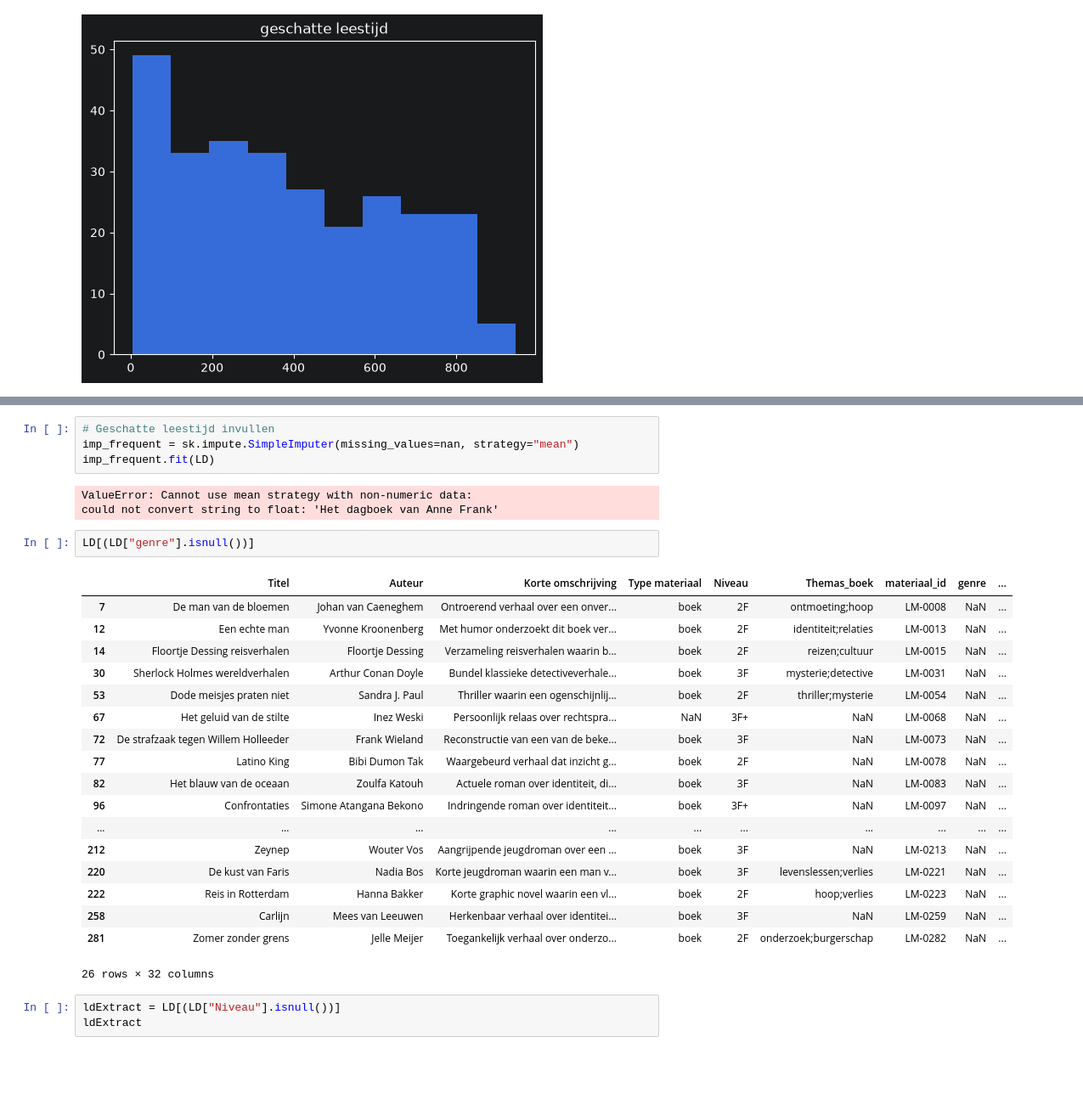
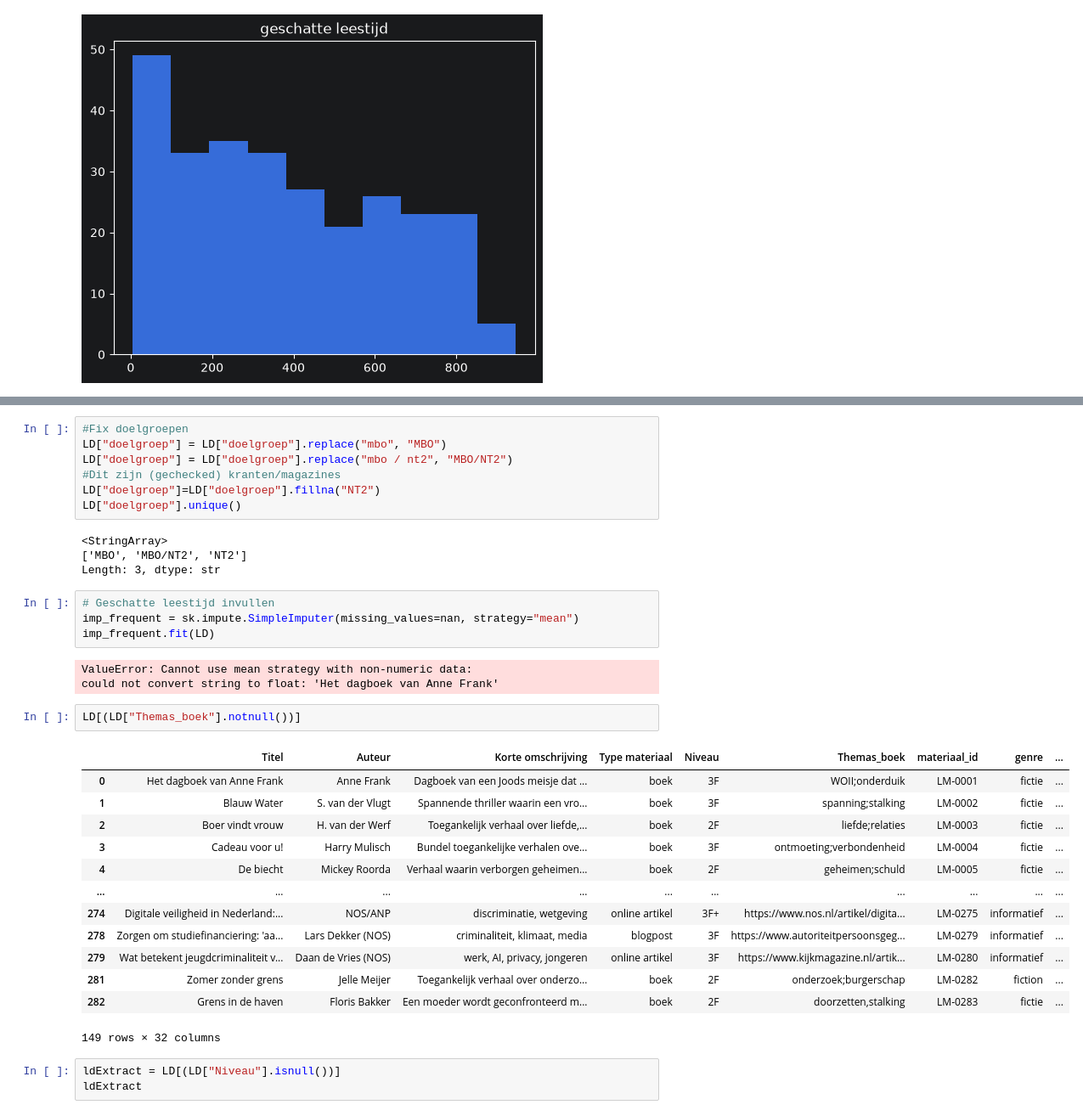
Before and after one commit to hamid1103/BookRecommendProject, a Jupyter notebook: Leesmaterial.ipynb, the cells around one changed output, grey strips where cells are left out. Shown at 85% size. Cells and saved outputs as stored; diff of their text form; blank space fills up the shorter version.

```diff
--- a/Leesmaterial.ipynb
+++ b/Leesmaterial.ipynb
@@ -74,3 +69,14 @@ LD
+# %%
+#Fix doelgroepen
+LD["doelgroep"] = LD["doelgroep"].replace("mbo", "MBO")
+LD["doelgroep"] = LD["doelgroep"].replace("mbo / nt2", "MBO/NT2")
+#Dit zijn (gechecked) kranten/magazines
+LD["doelgroep"]=LD["doelgroep"].fillna("NT2")
+LD["doelgroep"].unique()
+# %% [output]
+<StringArray>
+['MBO', 'MBO/NT2', 'NT2']
+Length: 3, dtype: str
 # %%
 # Geschatte leestijd invullen
 imp_frequent = sk.impute.SimpleImputer(missing_values=nan, strategy="mean")
@@ -79,26 +85,21 @@ imp_frequent.fit(LD)
 ValueError: Cannot use mean strategy with non-numeric data:
 could not convert string to float: 'Het dagboek van Anne Frank'
 # %%
-LD[(LD["genre"].isnull())]
+LD[(LD["Themas_boek"].notnull())]
 # %% [output]
 |  | Titel | Auteur | Korte omschrijving | Type materiaal | Niveau | Themas_boek | materiaal_id | genre | ... |
-| 7 | De man van de bloemen | Johan van Caeneghem | Ontroerend verhaal over een onver... | boek | 2F | ontmoeting;hoop | LM-0008 | NaN | ... |
-| 12 | Een echte man | Yvonne Kroonenberg | Met humor onderzoekt dit boek ver... | boek | 2F | identiteit;relaties | LM-0013 | NaN | ... |
-| 14 | Floortje Dessing reisverhalen | Floortje Dessing | Verzameling reisverhalen waarin b... | boek | 2F | reizen;cultuur | LM-0015 | NaN | ... |
-| 30 | Sherlock Holmes wereldverhalen | Arthur Conan Doyle | Bundel klassieke detectiveverhale... | boek | 3F | mysterie;detective | LM-0031 | NaN | ... |
-| 53 | Dode meisjes praten niet | Sandra J. Paul | Thriller waarin een ogenschijnlij... | boek | 2F | thriller;mysterie | LM-0054 | NaN | ... |
-| 67 | Het geluid van de stilte | Inez Weski | Persoonlijk relaas over rechtspra... | NaN | 3F+ | NaN | LM-0068 | NaN | ... |
-| 72 | De strafzaak tegen Willem Holleeder | Frank Wieland | Reconstructie van een van de beke... | boek | 3F | NaN | LM-0073 | NaN | ... |
-| 77 | Latino King | Bibi Dumon Tak | Waargebeurd verhaal dat inzicht g... | boek | 2F | NaN | LM-0078 | NaN | ... |
-| 82 | Het blauw van de oceaan | Zoulfa Katouh | Actuele roman over identiteit, di... | boek | 3F | NaN | LM-0083 | NaN | ... |
-| 96 | Confrontaties | Simone Atangana Bekono | Indringende roman over identiteit... | boek | 3F+ | NaN | LM-0097 | NaN | ... |
+| 0 | Het dagboek van Anne Frank | Anne Frank | Dagboek van een Joods meisje dat ... | boek | 3F | WOII;onderduik | LM-0001 | fictie | ... |
+| 1 | Blauw Water | S. van der Vlugt | Spannende thriller waarin een vro... | boek | 3F | spanning;stalking | LM-0002 | fictie | ... |
+| 2 | Boer vindt vrouw | H. van der Werf | Toegankelijk verhaal over liefde,... | boek | 2F | liefde;relaties | LM-0003 | fictie | ... |
+| 3 | Cadeau voor u! | Harry Mulisch | Bundel toegankelijke verhalen ove... | boek | 3F | ontmoeting;verbondenheid | LM-0004 | fictie | ... |
+| 4 | De biecht | Mickey Roorda | Verhaal waarin verborgen geheimen... | boek | 2F | geheimen;schuld | LM-0005 | fictie | ... |
 | ... | ... | ... | ... | ... | ... | ... | ... | ... | ... |
-| 212 | Zeynep | Wouter Vos | Aangrijpende jeugdroman over een ... | boek | 3F | NaN | LM-0213 | NaN | ... |
-| 220 | De kust van Faris | Nadia Bos | Korte jeugdroman waarin een man v... | boek | 3F | levenslessen;verlies | LM-0221 | NaN | ... |
-| 222 | Reis in Rotterdam | Hanna Bakker | Korte graphic novel waarin een vl... | boek | 2F | hoop;verlies | LM-0223 | NaN | ... |
-| 258 | Carlijn | Mees van Leeuwen | Herkenbaar verhaal over identitei... | boek | 3F | NaN | LM-0259 | NaN | ... |
-| 281 | Zomer zonder grens | Jelle Meijer | Toegankelijk verhaal over onderzo... | boek | 2F | onderzoek;burgerschap | LM-0282 | NaN | ... |
+| 274 | Digitale veiligheid in Nederland:... | NOS/ANP | discriminatie, wetgeving | online artikel | 3F+ | https://www.nos.nl/artikel/digita... | LM-0275 | informatief | ... |
+| 278 | Zorgen om studiefinanciering: 'aa... | Lars Dekker (NOS) | criminaliteit, klimaat, media | blogpost | 3F | https://www.autoriteitpersoonsgeg... | LM-0279 | informatief | ... |
+| 279 | Wat betekent jeugdcriminaliteit v... | Daan de Vries (NOS) | werk, AI, privacy, jongeren | online artikel | 3F | https://www.kijkmagazine.nl/artik... | LM-0280 | informatief | ... |
+| 281 | Zomer zonder grens | Jelle Meijer | Toegankelijk verhaal over onderzo... | boek | 2F | onderzoek;burgerschap | LM-0282 | fiction | ... |
+| 282 | Grens in de haven | Floris Bakker | Een moeder wordt geconfronteerd m... | boek | 2F | doorzetten,stalking | LM-0283 | fictie | ... |
-26 rows × 32 columns
+149 rows × 32 columns
 # %%
 ldExtract = LD[(LD["Niveau"].isnull())]
 ldExtract
```
Also changed, not shown: parts of 4 cells of this notebook.
